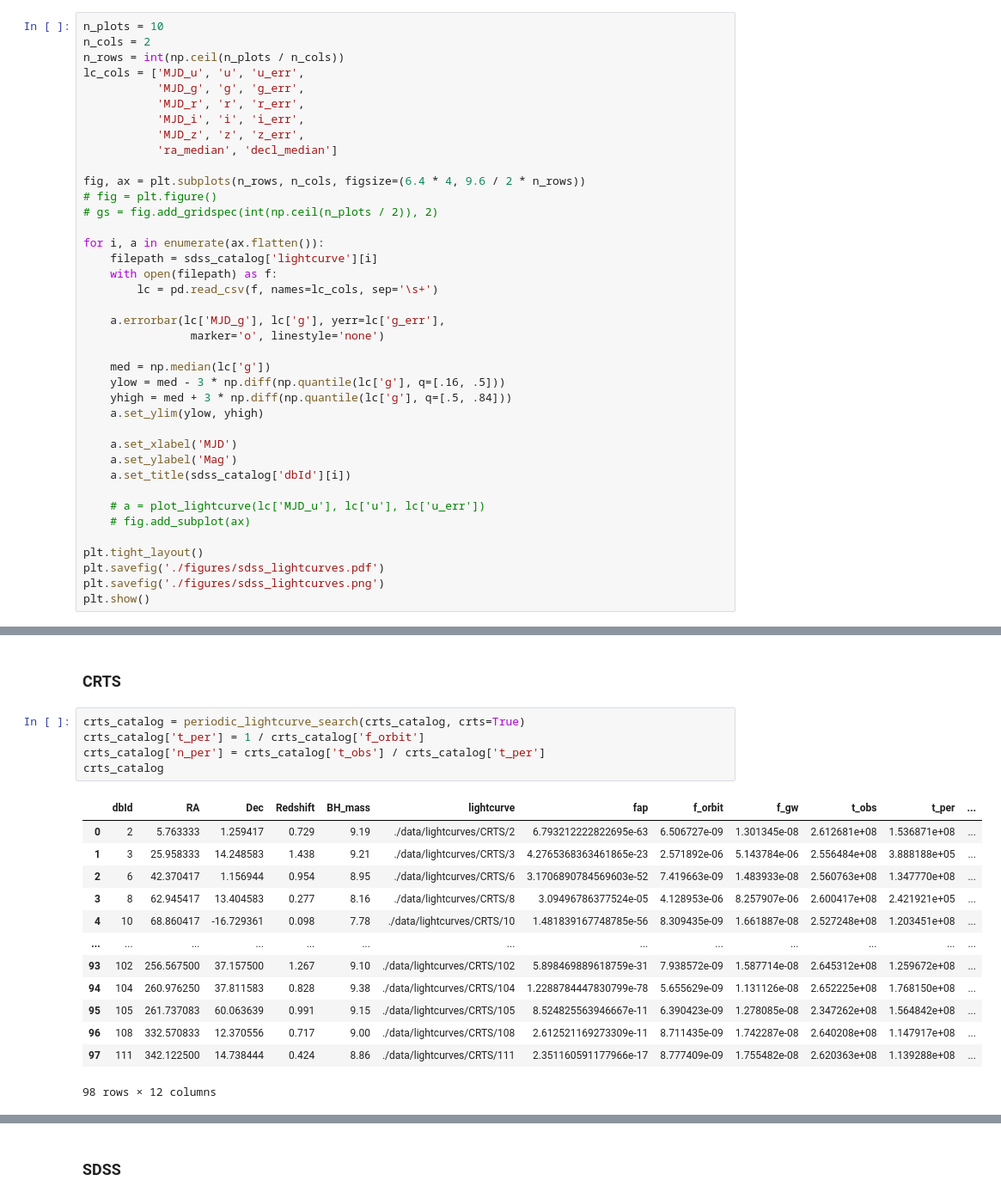
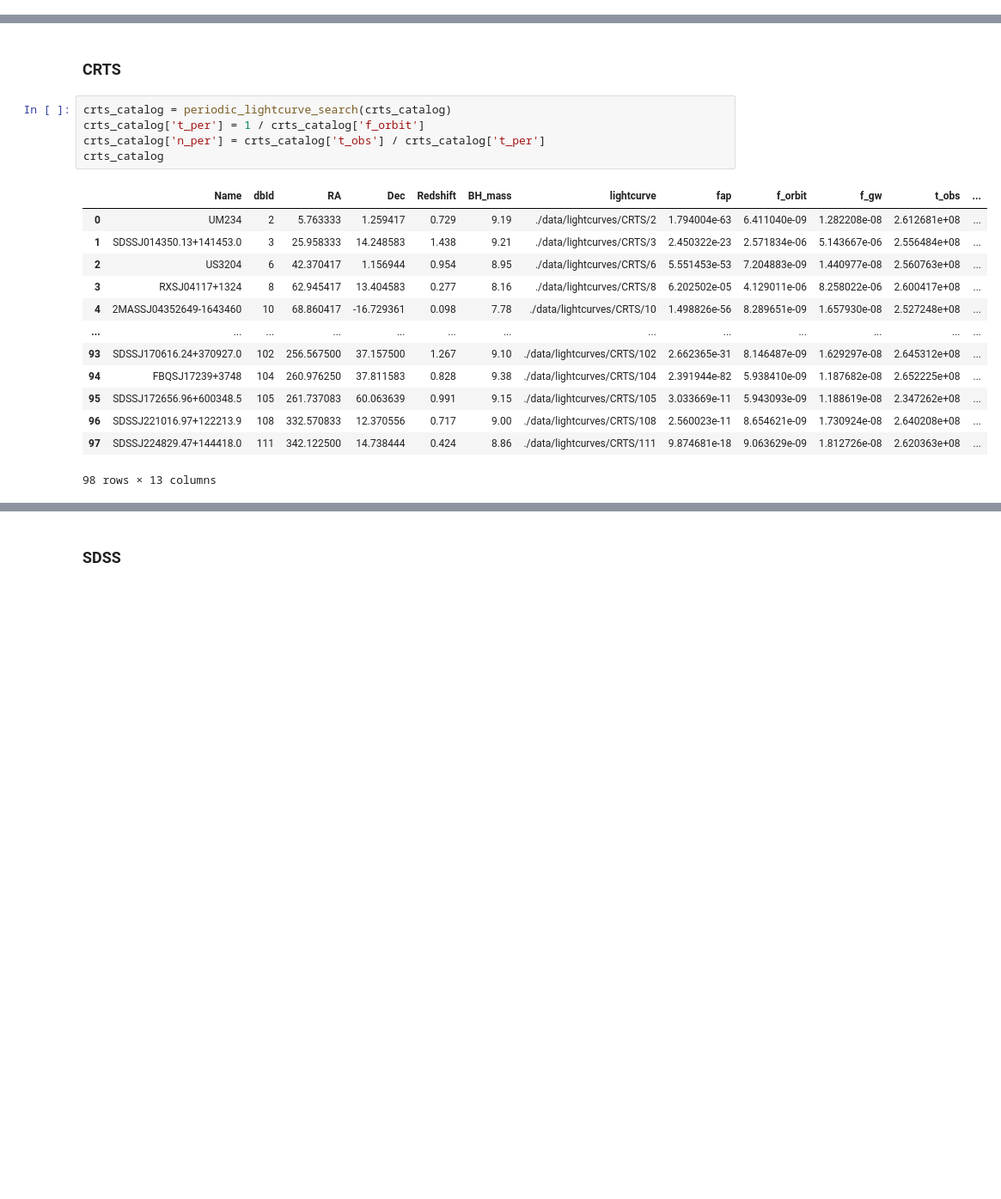
Before and after one commit to jacaseyclyde/gw-school-2022-materials, a Jupyter notebook: project_4/project_4.ipynb, the cells around one changed output, grey strips where cells are left out. Shown at 86% size. Cells and saved outputs as stored; diff of their text form; blank space fills up the shorter version.

```diff
--- a/project_4/project_4.ipynb
+++ b/project_4/project_4.ipynb
@@ -185,42 +188,3 @@ plt.show()
 ## Plot SDSS light curves
 
 First we'll plot some random SDSS light curves.
-# %%
-n_plots = 10
-n_cols = 2
-n_rows = int(np.ceil(n_plots / n_cols))
-lc_cols = ['MJD_u', 'u', 'u_err',
-           'MJD_g', 'g', 'g_err',
-           'MJD_r', 'r', 'r_err',
-           'MJD_i', 'i', 'i_err',
-           'MJD_z', 'z', 'z_err',
-           'ra_median', 'decl_median']
-
-fig, ax = plt.subplots(n_rows, n_cols, figsize=(6.4 * 4, 9.6 / 2 * n_rows))
-# fig = plt.figure()
-# gs = fig.add_gridspec(int(np.ceil(n_plots / 2)), 2)
-
-for i, a in enumerate(ax.flatten()):
-    filepath = sdss_catalog['lightcurve'][i]
-    with open(filepath) as f:
-        lc = pd.read_csv(f, names=lc_cols, sep='\s+')
-
-    a.errorbar(lc['MJD_g'], lc['g'], yerr=lc['g_err'],
-                marker='o', linestyle='none')
-
-    med = np.median(lc['g'])
-    ylow = med - 3 * np.diff(np.quantile(lc['g'], q=[.16, .5]))
-    yhigh = med + 3 * np.diff(np.quantile(lc['g'], q=[.5, .84]))
-    a.set_ylim(ylow, yhigh)
-
-    a.set_xlabel('MJD')
-    a.set_ylabel('Mag')
-    a.set_title(sdss_catalog['dbId'][i])
-
-    # a = plot_lightcurve(lc['MJD_u'], lc['u'], lc['u_err'])
-    # fig.add_subplot(ax)
-
-plt.tight_layout()
-plt.savefig('./figures/sdss_lightcurves.pdf')
-plt.savefig('./figures/sdss_lightcurves.png')
-plt.show()
@@ -353,21 +344,21 @@ def periodic_lightcurve_search(catalog, crts=False):
 # %% [markdown]
 ### CRTS
 # %%
-crts_catalog = periodic_lightcurve_search(crts_catalog, crts=True)
+crts_catalog = periodic_lightcurve_search(crts_catalog)
 crts_catalog['t_per'] = 1 / crts_catalog['f_orbit']
 crts_catalog['n_per'] = crts_catalog['t_obs'] / crts_catalog['t_per']
 crts_catalog
 # %% [output]
-|  | dbId | RA | Dec | Redshift | BH_mass | lightcurve | fap | f_orbit | f_gw | t_obs | t_per | ... |
-| 0 | 2 | 5.763333 | 1.259417 | 0.729 | 9.19 | ./data/lightcurves/CRTS/2 | 6.793212222822695e-63 | 6.506727e-09 | 1.301345e-08 | 2.612681e+08 | 1.536871e+08 | ... |
-| 1 | 3 | 25.958333 | 14.248583 | 1.438 | 9.21 | ./data/lightcurves/CRTS/3 | 4.2765368363461865e-23 | 2.571892e-06 | 5.143784e-06 | 2.556484e+08 | 3.888188e+05 | ... |
-| 2 | 6 | 42.370417 | 1.156944 | 0.954 | 8.95 | ./data/lightcurves/CRTS/6 | 3.1706890784569603e-52 | 7.419663e-09 | 1.483933e-08 | 2.560763e+08 | 1.347770e+08 | ... |
-| 3 | 8 | 62.945417 | 13.404583 | 0.277 | 8.16 | ./data/lightcurves/CRTS/8 | 3.09496786377524e-05 | 4.128953e-06 | 8.257907e-06 | 2.600417e+08 | 2.421921e+05 | ... |
-| 4 | 10 | 68.860417 | -16.729361 | 0.098 | 7.78 | ./data/lightcurves/CRTS/10 | 1.481839167748785e-56 | 8.309435e-09 | 1.661887e-08 | 2.527248e+08 | 1.203451e+08 | ... |
+|  | Name | dbId | RA | Dec | Redshift | BH_mass | lightcurve | fap | f_orbit | f_gw | t_obs | ... |
+| 0 | UM234 | 2 | 5.763333 | 1.259417 | 0.729 | 9.19 | ./data/lightcurves/CRTS/2 | 1.794004e-63 | 6.411040e-09 | 1.282208e-08 | 2.612681e+08 | ... |
+| 1 | SDSSJ014350.13+141453.0 | 3 | 25.958333 | 14.248583 | 1.438 | 9.21 | ./data/lightcurves/CRTS/3 | 2.450322e-23 | 2.571834e-06 | 5.143667e-06 | 2.556484e+08 | ... |
+| 2 | US3204 | 6 | 42.370417 | 1.156944 | 0.954 | 8.95 | ./data/lightcurves/CRTS/6 | 5.551453e-53 | 7.204883e-09 | 1.440977e-08 | 2.560763e+08 | ... |
+| 3 | RXSJ04117+1324 | 8 | 62.945417 | 13.404583 | 0.277 | 8.16 | ./data/lightcurves/CRTS/8 | 6.202502e-05 | 4.129011e-06 | 8.258022e-06 | 2.600417e+08 | ... |
+| 4 | 2MASSJ04352649-1643460 | 10 | 68.860417 | -16.729361 | 0.098 | 7.78 | ./data/lightcurves/CRTS/10 | 1.498826e-56 | 8.289651e-09 | 1.657930e-08 | 2.527248e+08 | ... |
 | ... | ... | ... | ... | ... | ... | ... | ... | ... | ... | ... | ... | ... |
-| 93 | 102 | 256.567500 | 37.157500 | 1.267 | 9.10 | ./data/lightcurves/CRTS/102 | 5.898469889618759e-31 | 7.938572e-09 | 1.587714e-08 | 2.645312e+08 | 1.259672e+08 | ... |
-| 94 | 104 | 260.976250 | 37.811583 | 0.828 | 9.38 | ./data/lightcurves/CRTS/104 | 1.2288784447830799e-78 | 5.655629e-09 | 1.131126e-08 | 2.652225e+08 | 1.768150e+08 | ... |
-| 95 | 105 | 261.737083 | 60.063639 | 0.991 | 9.15 | ./data/lightcurves/CRTS/105 | 8.524825563946667e-11 | 6.390423e-09 | 1.278085e-08 | 2.347262e+08 | 1.564842e+08 | ... |
-| 96 | 108 | 332.570833 | 12.370556 | 0.717 | 9.00 | ./data/lightcurves/CRTS/108 | 2.612521169273309e-11 | 8.711435e-09 | 1.742287e-08 | 2.640208e+08 | 1.147917e+08 | ... |
-| 97 | 111 | 342.122500 | 14.738444 | 0.424 | 8.86 | ./data/lightcurves/CRTS/111 | 2.351160591177966e-17 | 8.777409e-09 | 1.755482e-08 | 2.620363e+08 | 1.139288e+08 | ... |
+| 93 | SDSSJ170616.24+370927.0 | 102 | 256.567500 | 37.157500 | 1.267 | 9.10 | ./data/lightcurves/CRTS/102 | 2.662365e-31 | 8.146487e-09 | 1.629297e-08 | 2.645312e+08 | ... |
+| 94 | FBQSJ17239+3748 | 104 | 260.976250 | 37.811583 | 0.828 | 9.38 | ./data/lightcurves/CRTS/104 | 2.391944e-82 | 5.938410e-09 | 1.187682e-08 | 2.652225e+08 | ... |
+| 95 | SDSSJ172656.96+600348.5 | 105 | 261.737083 | 60.063639 | 0.991 | 9.15 | ./data/lightcurves/CRTS/105 | 3.033669e-11 | 5.943093e-09 | 1.188619e-08 | 2.347262e+08 | ... |
+| 96 | SDSSJ221016.97+122213.9 | 108 | 332.570833 | 12.370556 | 0.717 | 9.00 | ./data/lightcurves/CRTS/108 | 2.560023e-11 | 8.654621e-09 | 1.730924e-08 | 2.640208e+08 | ... |
+| 97 | SDSSJ224829.47+144418.0 | 111 | 342.122500 | 14.738444 | 0.424 | 8.86 | ./data/lightcurves/CRTS/111 | 9.874681e-18 | 9.063629e-09 | 1.812726e-08 | 2.620363e+08 | ... |
-98 rows × 12 columns
+98 rows × 13 columns
```
Also changed, not shown: parts of 79 cells of this notebook.
